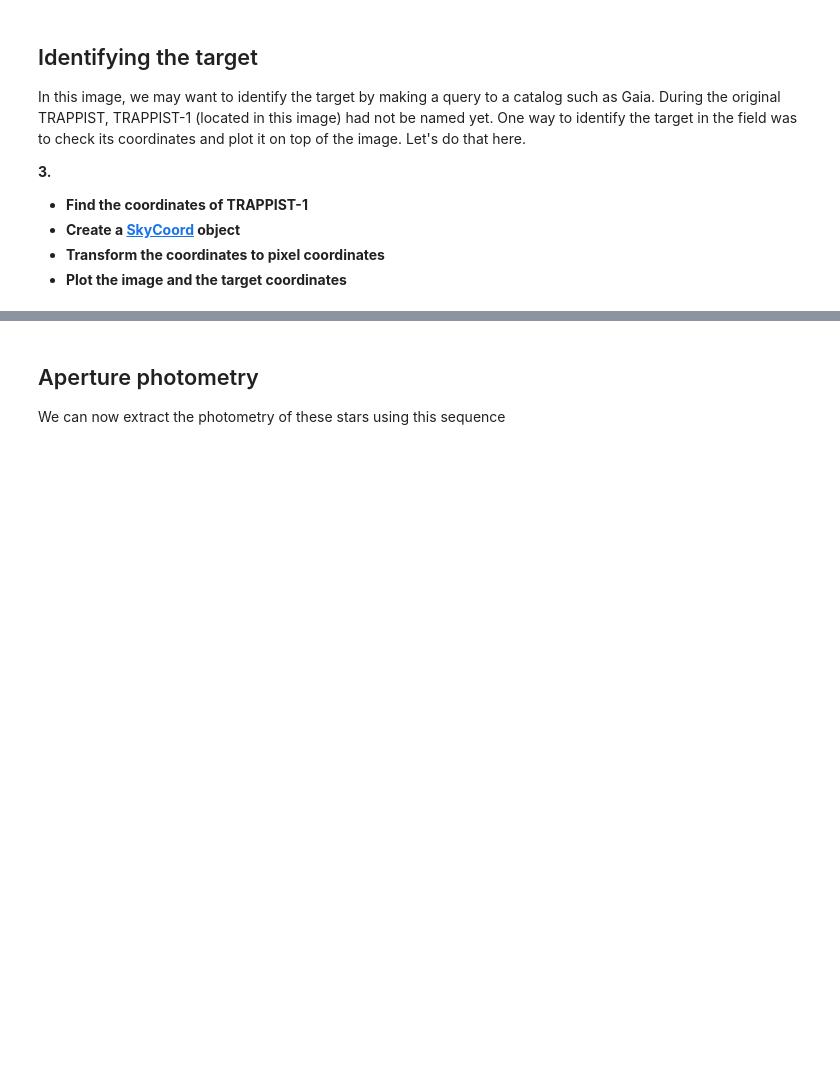
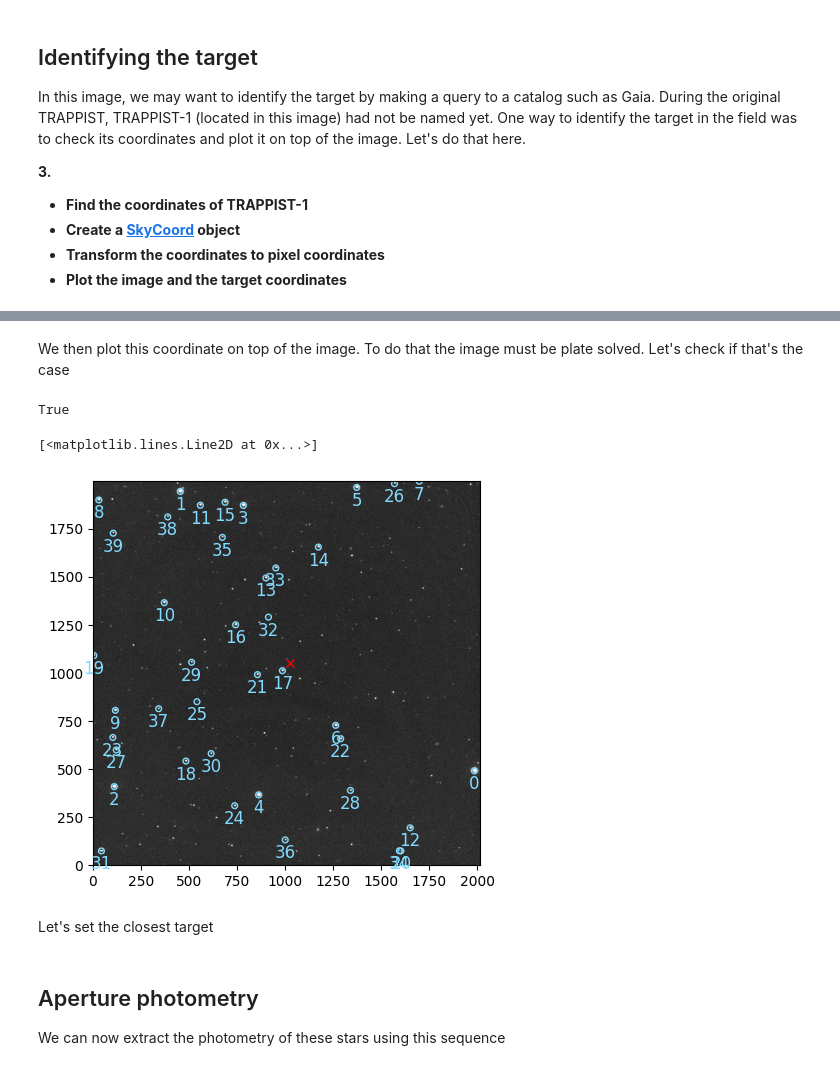
Before and after one commit to lgrcia/pysnack10-prose, a Jupyter notebook: material/reduction.ipynb, the cells around one changed output, grey strips where cells are left out. Saved outputs shown, nothing was run; the diff lists cells and outputs as text; code cells hidden in the pictures; blank space fills up the shorter version.

```diff
--- a/material/reduction.ipynb
+++ b/material/reduction.ipynb
@@ -53,0 +109,35 @@ target_id = ...
+# %%
+from astropy.coordinates import SkyCoord
+from astropy import units as u
+
+target_coordinates = SkyCoord("23h 6m 29s", "-5° 2′ 29″")
+from astropy.coordinates import SkyCoord
+
+# we also include the proper motion
+target_coordinates = SkyCoord(
+    ra="23h06m29.3684948589s",
+    dec="-05°02′29.037301866″",
+    pm_ra_cosdec=930 * u.mas / u.yr,
+    pm_dec=-479.038 * u.mas / u.yr,
+)
+
+# apply proper motion to the target from 2000 to 2015
+target_coordinates = target_coordinates.apply_space_motion(dt=15.0 * u.yr)
+# %% [markdown]
+We then plot this coordinate on top of the image. To do that the image must be plate solved. Let's check if that's the case
+# %%
+ref.plate_solved
+# %% [output]
+True
+# %%
+import matplotlib.pyplot as plt
+
+x, y = ref.wcs.all_world2pix(target_coordinates.ra.deg, target_coordinates.dec.deg, 0)
+
+ref.show(figsize=5)
+plt.plot(x, y, "rx")
+# %% [output]
+[<matplotlib.lines.Line2D at 0x...>]
+[figure, added]
+# %% [markdown]
+Let's set the closest target
```
Also changed, not shown: parts of 10 cells of this notebook.
